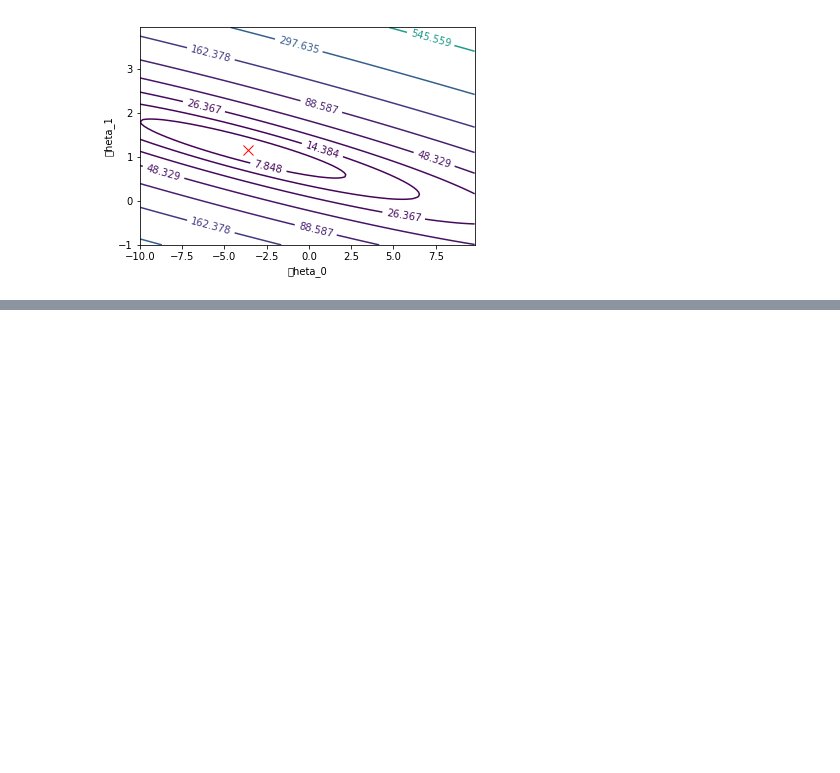
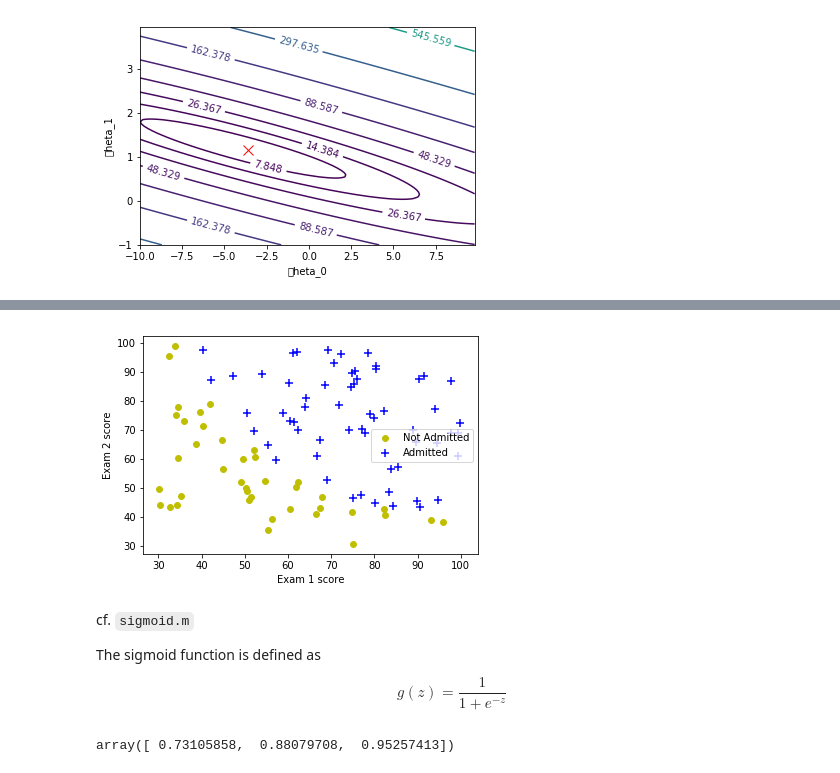
Before and after one commit to ernestyalumni/MLgrabbag, a Jupyter notebook: sklearn_ML.ipynb, the cells around one changed output, grey strips where cells are left out. Cells and saved outputs as stored; diff of their text form; code cells hidden in the pictures; blank space fills up the shorter version.

```diff
--- a/sklearn_ML.ipynb
+++ b/sklearn_ML.ipynb
@@ -429,0 +791,4 @@ plt.show()
+# %%
+## ================================== Part 2: Plotting =====================================
+print("Plotting Data ... \n")
+logregdata = pd.read_csv('./coursera_Ng/machine-learning-ex2/ex2/ex2data1.txt', header=None)
@@ -429,0 +843,26 @@ plt.show()
+# %%
+# First,
+# Find Indices of Positive and Negative Examples
+
+# neg, negative examples, y == 0
+plt.scatter( logregdata.loc[ logregdata[2] == 0].as_matrix([0]) ,
+             logregdata.loc[ logregdata[2] == 0].as_matrix([1]), s=35,c='y',marker='o' , label='Not Admitted')
+# parameters for scatter: s : size in points^2, c : color, marker : MarkerStyle, default 'o'
+
+# pos. positive examples, y == 1
+plt.scatter( logregdata.loc[ logregdata[2] == 1].as_matrix([0]) ,
+             logregdata.loc[ logregdata[2] == 1].as_matrix([1]), s=75,c='b',marker='+' , label='Admitted')
+plt.xlabel("Exam 1 score")
+plt.ylabel("Exam 2 score")
+plt.legend(loc=5)
+plt.show()
+# %% [output]
+[figure, added]
+# %% [markdown]
+cf. `sigmoid.m`
+
+The sigmoid function is defined as
+
+$$
+g(z) = \frac{1}{1 + e^{-z} }
+$$
@@ -429,0 +879,4 @@ plt.show()
+# %%
+sigmoid( np.array([1,2,3]))
+# %% [output]
+array([ 0.73105858,  0.88079708,  0.95257413])
```
Also changed, not shown: parts of 168 cells of this notebook, 4 other files.
